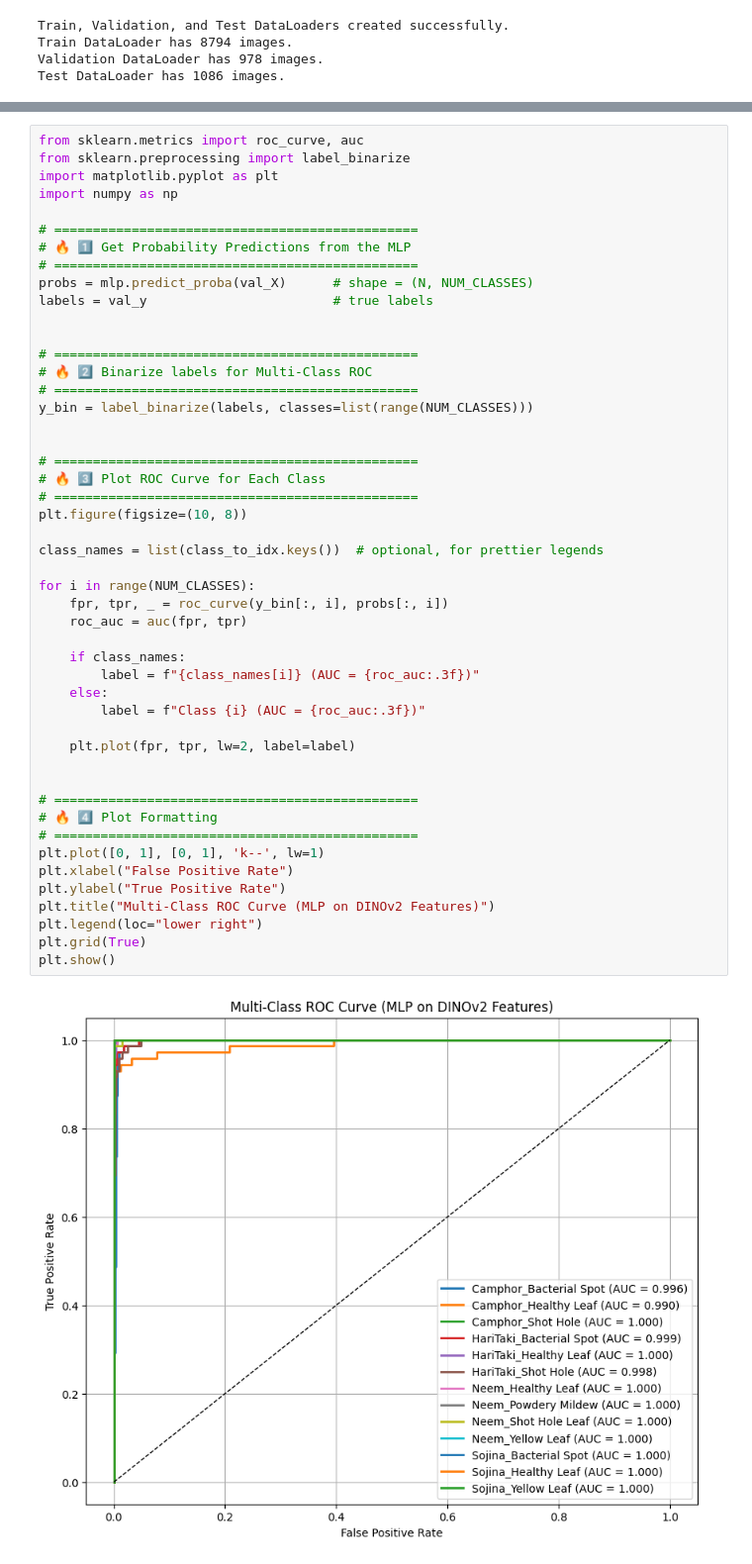
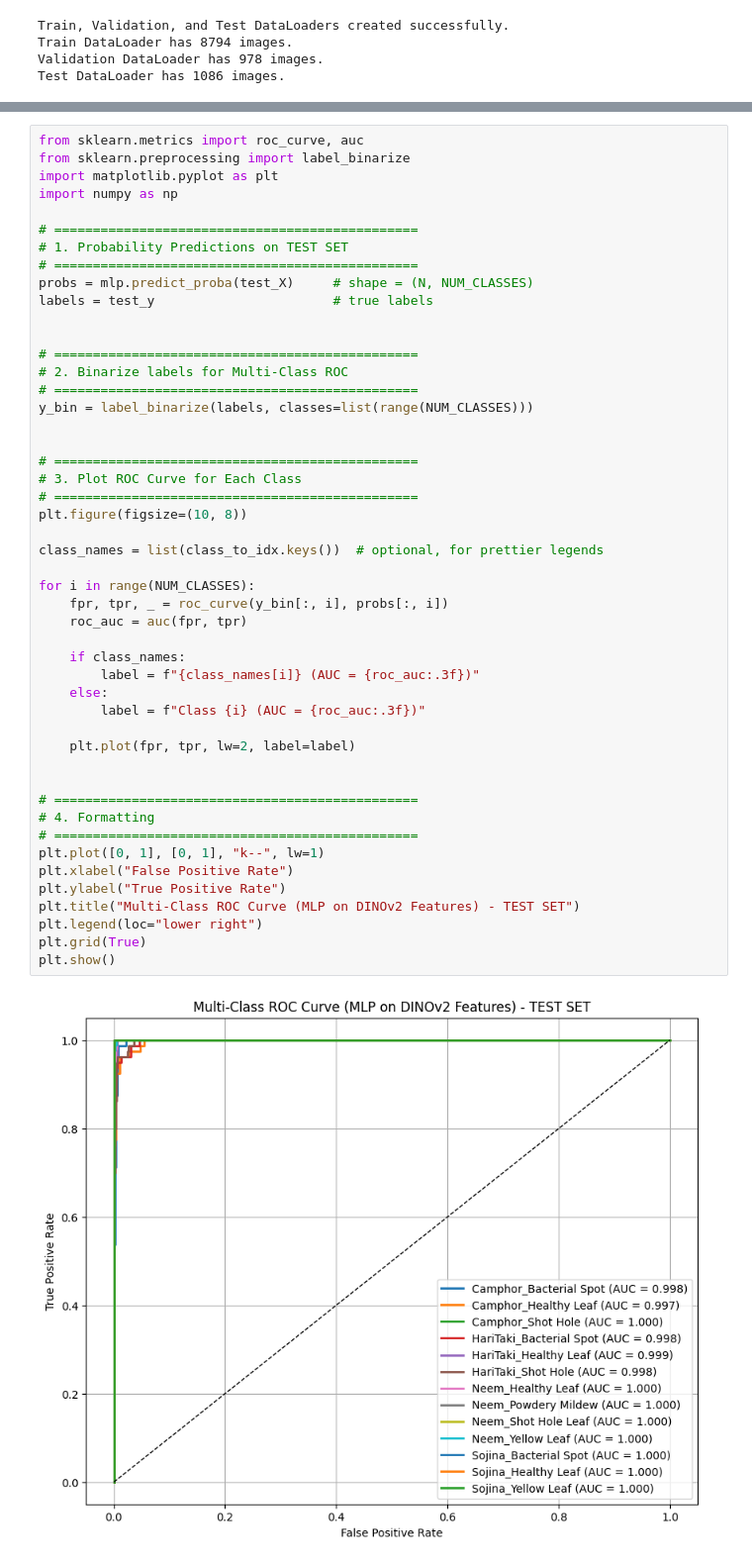
Before and after one commit to Irfan-Riyad/CSE475, a Jupyter notebook: Code/SSL Models/dinov2-ssl-model.ipynb, the cells around one changed output, grey strips where cells are left out. Shown: that part at 99% size. Drawn from its saved outputs; the diff is of its cells as text.

```diff
--- a/Code/SSL Models/dinov2-ssl-model.ipynb
+++ b/Code/SSL Models/dinov2-ssl-model.ipynb
@@ -831,49 +642,49 @@ import matplotlib.pyplot as plt
 import numpy as np
 
 # ===============================================
-# 🔥 1️⃣ Get Probability Predictions from the MLP
+# 1. Probability Predictions on TEST SET
 # ===============================================
-probs = mlp.predict_proba(val_X)      # shape = (N, NUM_CLASSES)
-labels = val_y                        # true labels
+probs = mlp.predict_proba(test_X)     # shape = (N, NUM_CLASSES)
+labels = test_y                       # true labels
 
 
 # ===============================================
-# 🔥 2️⃣ Binarize labels for Multi-Class ROC
+# 2. Binarize labels for Multi-Class ROC
 # ===============================================
 y_bin = label_binarize(labels, classes=list(range(NUM_CLASSES)))
 
 
 # ===============================================
-# 🔥 3️⃣ Plot ROC Curve for Each Class
+# 3. Plot ROC Curve for Each Class
 # ===============================================
 plt.figure(figsize=(10, 8))
 
 class_names = list(class_to_idx.keys())  # optional, for prettier legends
 
 for i in range(NUM_CLASSES):
     fpr, tpr, _ = roc_curve(y_bin[:, i], probs[:, i])
     roc_auc = auc(fpr, tpr)
 
     if class_names:
         label = f"{class_names[i]} (AUC = {roc_auc:.3f})"
     else:
         label = f"Class {i} (AUC = {roc_auc:.3f})"
 
     plt.plot(fpr, tpr, lw=2, label=label)
 
 
 # ===============================================
-# 🔥 4️⃣ Plot Formatting
+# 4. Formatting
 # ===============================================
-plt.plot([0, 1], [0, 1], 'k--', lw=1)
+plt.plot([0, 1], [0, 1], "k--", lw=1)
 plt.xlabel("False Positive Rate")
 plt.ylabel("True Positive Rate")
-plt.title("Multi-Class ROC Curve (MLP on DINOv2 Features)")
+plt.title("Multi-Class ROC Curve (MLP on DINOv2 Features) - TEST SET")
 plt.legend(loc="lower right")
 plt.grid(True)
 plt.show()
 # %% [output]
-[figure, old version]
+[figure, new version]
 # %%
 import numpy as np
 import pandas as pd
```
Also changed, not shown: parts of 8 cells of this notebook.
